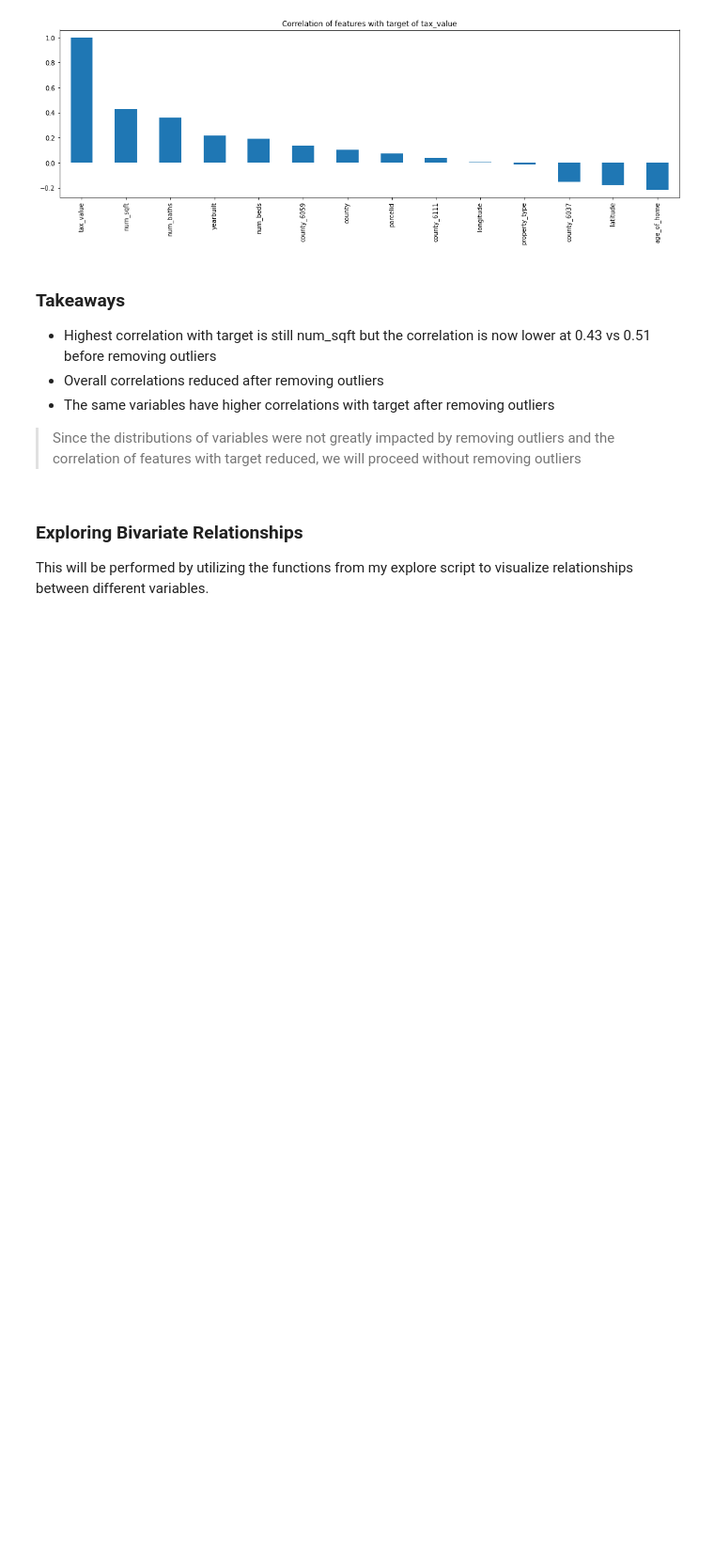
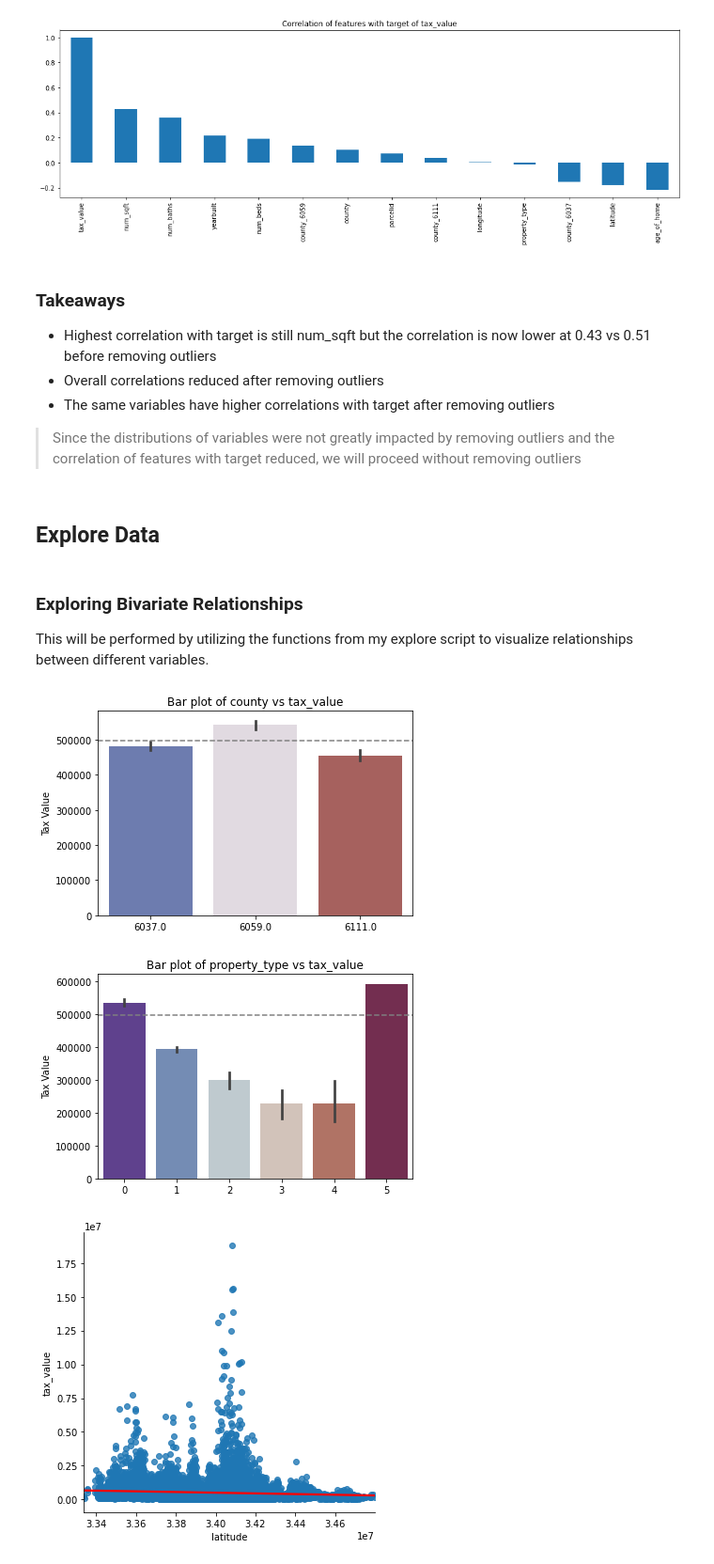
Before and after one commit to mariamnaqvi/predicting_property_values, a Jupyter notebook: final_report_zillow.ipynb, the cells around one changed output. Shown at 94% size. Saved outputs shown, nothing was run; the diff lists cells and outputs as text; code cells hidden in the pictures; blank space fills up the shorter version.

```diff
--- a/final_report_zillow.ipynb
+++ b/final_report_zillow.ipynb
@@ -675,7 +675,20 @@ new_train.corr().tax_value.sort_values(ascending=False).plot(kind='bar', figsize
 - Overall correlations reduced after removing outliers
 - The same variables have higher correlations with target after removing outliers
 > Since the distributions of variables were not greatly impacted by removing outliers and the correlation of features with target reduced, we will proceed without removing outliers
+# %% [markdown]
+## Explore Data
 # %% [markdown]
 ### Exploring Bivariate Relationships
 
 This will be performed by utilizing the functions from my explore script to visualize relationships between different variables.
+# %%
+# assign categorical and quantitative variables
+cat_vars1 = ['county', 'property_type']
+quant_vars1 = ['latitude','longitude','age_of_home', 'num_baths',
+               'num_beds','num_sqft','tax_value']
+# %%
+explore.explore_bivariate(train, 'tax_value', cat_vars1, quant_vars1)
+# %% [output]
+[figure, added]
+[figure, added]
+[figure, added]
```
Also changed, not shown: parts of 23 cells of this notebook, 3 other files.
